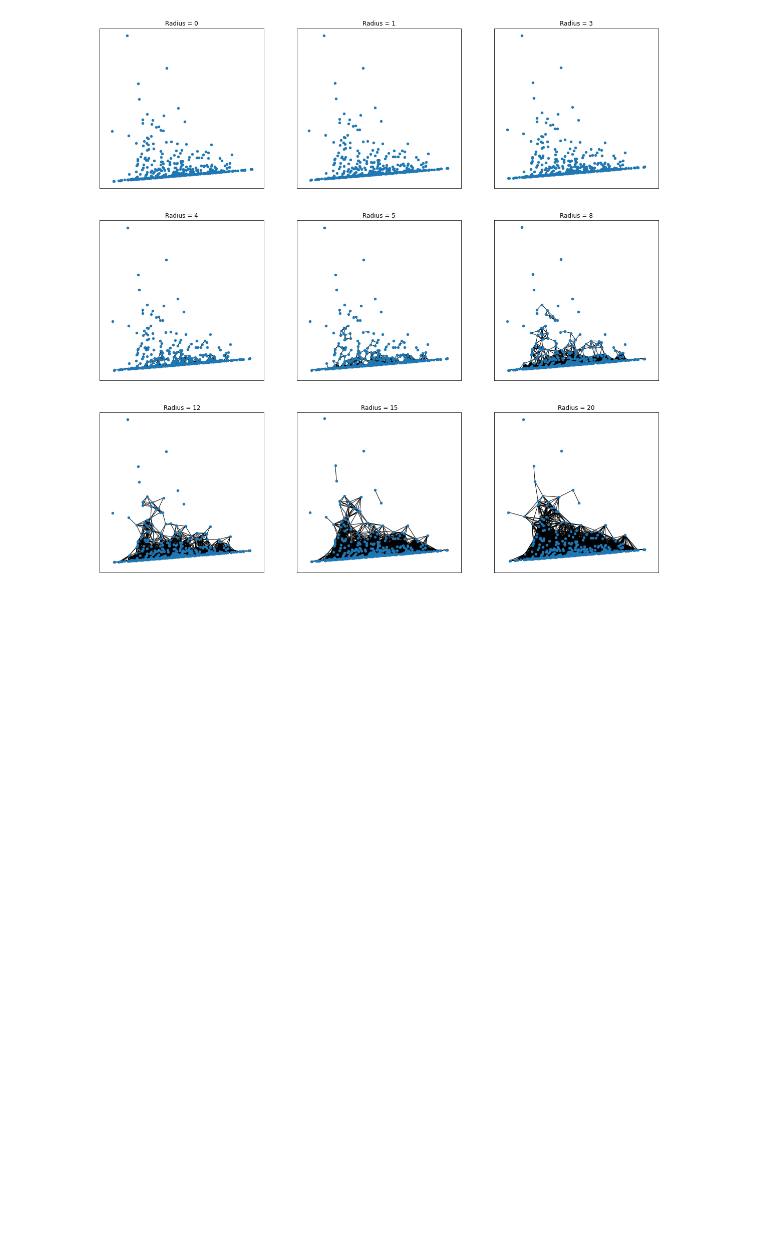
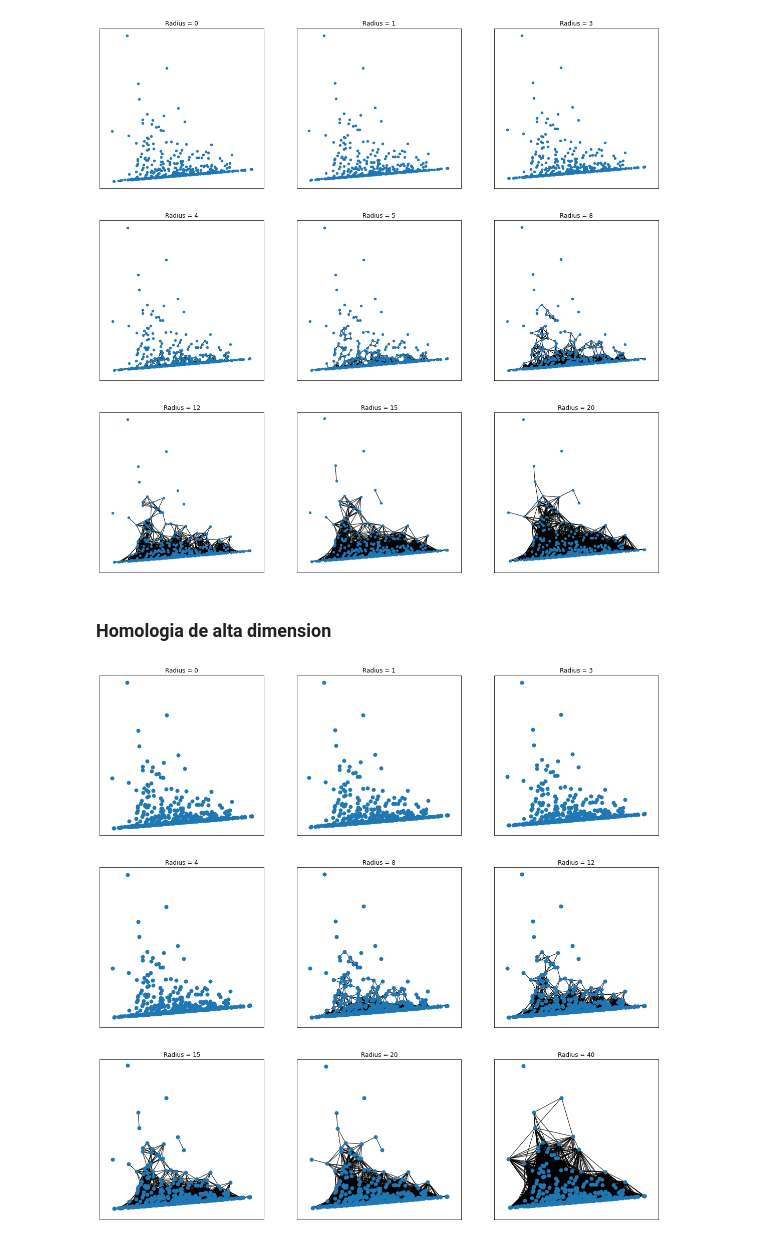
Before and after one commit to WizenPainter/reto-ma2007b, a Jupyter notebook: noaa_ai_workshop/IntroNotebooks/05-Challenge.ipynb, the cells around one changed output. Drawn from its saved outputs; the diff is of its cells as text; code cells hidden in the pictures; blank space fills up the shorter version.

Commit message:
Finalizando complejos simpliciales

```diff
--- a/noaa_ai_workshop/IntroNotebooks/05-Challenge.ipynb
+++ b/noaa_ai_workshop/IntroNotebooks/05-Challenge.ipynb
@@ -323,3 +323,21 @@ for (j,r) in enumerate(rs):
 plt.show()
 # %% [output]
 [figure]
+# %% [markdown]
+### Homologia de alta dimension
+# %%
+rs = [0,1,3,4,8,12,15,20,40]
+pos = {n:sample[n,:] for n in range(len(sample))}
+
+plt.figure(figsize = (20,20))
+
+for (j,r) in enumerate(rs):
+    G = create_simplicial_complex(D,r)
+    plt.subplot(3,3,j+1)
+    nx.draw_networkx(G, pos = pos, with_labels = False,node_size = 50)
+    plt.axis('equal')
+    plt.title('Radius = '+str(r))
+
+plt.show()
+# %% [output]
+[figure, added]
```
Also changed, not shown: parts of 7 cells of this notebook.
